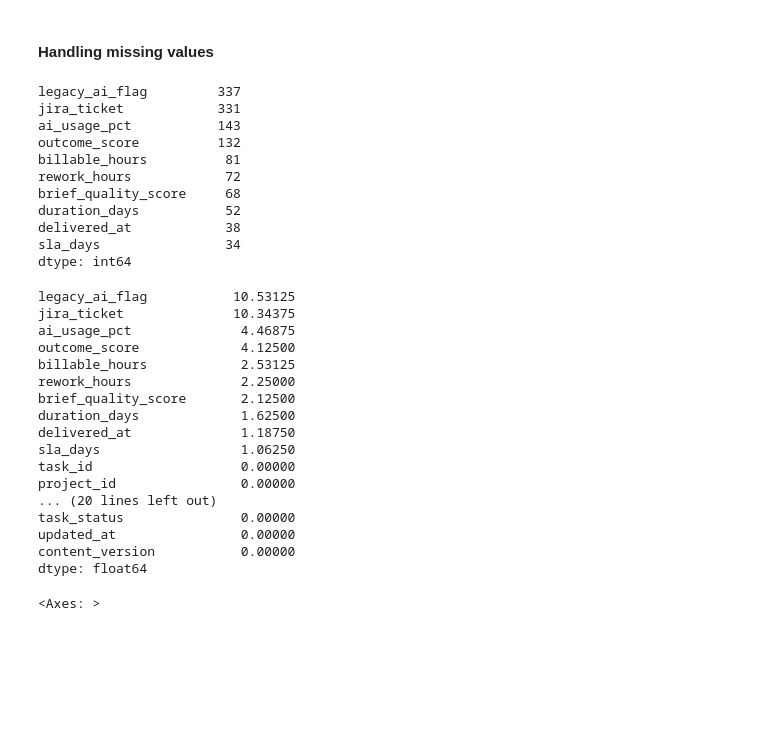
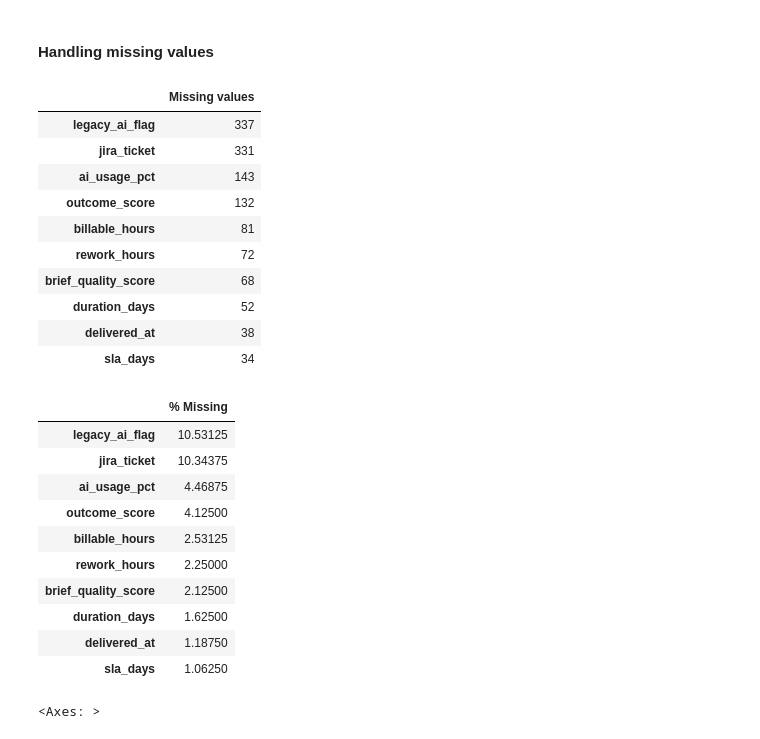
Before and after one commit to andreamammano89-maker/ML_Project_SEA_815441, a Jupyter notebook: main.ipynb, the cells around one changed output. Cells and saved outputs as stored; diff of their text form; code cells hidden in the pictures; blank space fills up the shorter version.

```diff
--- a/main.ipynb
+++ b/main.ipynb
@@ -370,41 +370,34 @@ To further investigate the real adoption of AI, we engineered a binary feature `
 #### Handling missing values
 # %%
 missing = df_productivity.isnull().sum().sort_values(ascending=False)
-missing[missing > 0]
+display(missing[missing > 0].to_frame(name= "Missing values"))
 # %% [output]
-legacy_ai_flag         337
-jira_ticket            331
-ai_usage_pct           143
-outcome_score          132
-billable_hours          81
-rework_hours            72
-brief_quality_score     68
-duration_days           52
-delivered_at            38
-sla_days                34
-dtype: int64
+|  | Missing values |
+| legacy_ai_flag | 337 |
+| jira_ticket | 331 |
+| ai_usage_pct | 143 |
+| outcome_score | 132 |
+| billable_hours | 81 |
+| rework_hours | 72 |
+| brief_quality_score | 68 |
+| duration_days | 52 |
+| delivered_at | 38 |
+| sla_days | 34 |
 # %%
-
 missing_pct = (df_productivity.isnull().sum() / len(df_productivity)) * 100
-missing_pct.sort_values(ascending=False)
+display(missing_pct.sort_values(ascending=False)[missing_pct > 0].to_frame(name="% Missing"))
 # %% [output]
-legacy_ai_flag           10.53125
-jira_ticket              10.34375
-ai_usage_pct              4.46875
-outcome_score             4.12500
-billable_hours            2.53125
-rework_hours              2.25000
-brief_quality_score       2.12500
-duration_days             1.62500
-delivered_at              1.18750
-sla_days                  1.06250
-task_id                   0.00000
-project_id                0.00000
-... (20 lines left out)
-task_status               0.00000
-updated_at                0.00000
-content_version           0.00000
-dtype: float64
+|  | % Missing |
+| legacy_ai_flag | 10.53125 |
+| jira_ticket | 10.34375 |
+| ai_usage_pct | 4.46875 |
+| outcome_score | 4.12500 |
+| billable_hours | 2.53125 |
+| rework_hours | 2.25000 |
+| brief_quality_score | 2.12500 |
+| duration_days | 1.62500 |
+| delivered_at | 1.18750 |
+| sla_days | 1.06250 |
 # %%
 msno.matrix(df_productivity)
 # %% [output]
```
Also changed, not shown: parts of 5 cells of this notebook.
